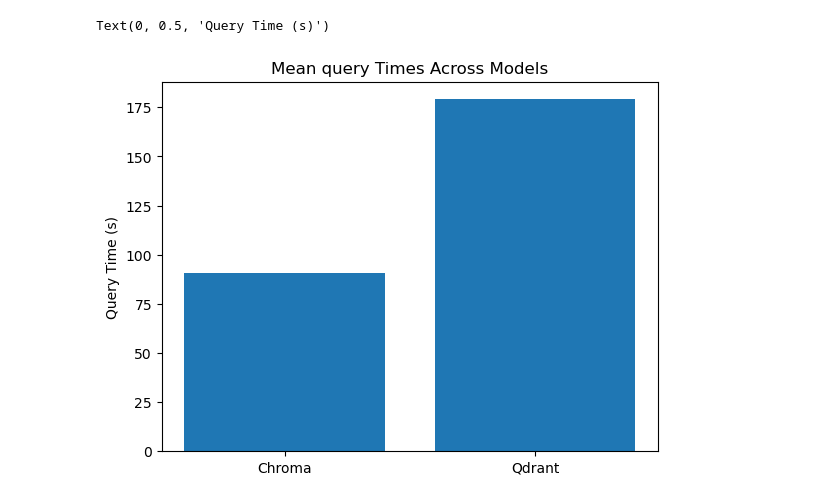
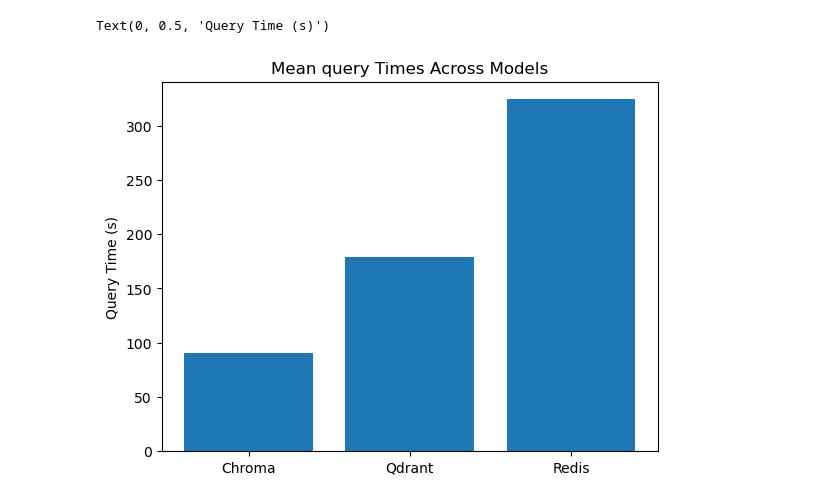
Before and after one commit to desireedegennaro/practical_02_lon_kalden_desiree, a Jupyter notebook: visualizations.ipynb, the cells around one changed output. Drawn from its saved outputs; the diff is of its cells as text; code cells hidden in the pictures.

```diff
--- a/visualizations.ipynb
+++ b/visualizations.ipynb
@@ -8,7 +8,8 @@ chroma_df = pd.read_csv('results_chroma.csv')
 chroma_df['Model'] = ['Chroma' for i in range(len(chroma_df))]
 qdrant_df = pd.read_csv('results_qdrant.csv')
 chroma_df['Model'] = ['Qdrant' for i in range(len(chroma_df))]
-
-chroma_df.head()
+redis_df = pd.read_csv('results_redis.csv')
+redis_df['Model'] = ['Redis' for i in range(len(chroma_df))]
+redis_df.head()
 # %% [output]
 |  | Unnamed: 0 | Chunk Size | Overlap | Embedding Model | Query | Vector DB | Query Time (s) | Memory Used | ... |
@@ -38,9 +43,9 @@ px.bar(merged_avgs,x='Query', y=['Chroma Query', 'Qdrant Query'], barmode='group
 # %%
-plt.bar(x=['Chroma', 'Qdrant'], height=[chroma_df['Query Time (s)'].mean(), qdrant_df['Query Time (s)'].mean()])
+plt.bar(x=['Chroma', 'Qdrant', 'Redis'], height=[chroma_df['Query Time (s)'].mean(), qdrant_df['Query Time (s)'].mean(), redis_df['Query Time (s)'].mean()])
 plt.title('Mean query Times Across Models')
 plt.ylabel('Query Time (s)')
 # %% [output]
 Text(0, 0.5, 'Query Time (s)')
-[figure, old version]
+[figure, new version]
 # %%
 chroma_embd_avg = chroma_df.groupby('Embedding Model')[['Memory Used', 'Query Time (s)']].mean()
```
Also changed, not shown: parts of 14 cells of this notebook.
